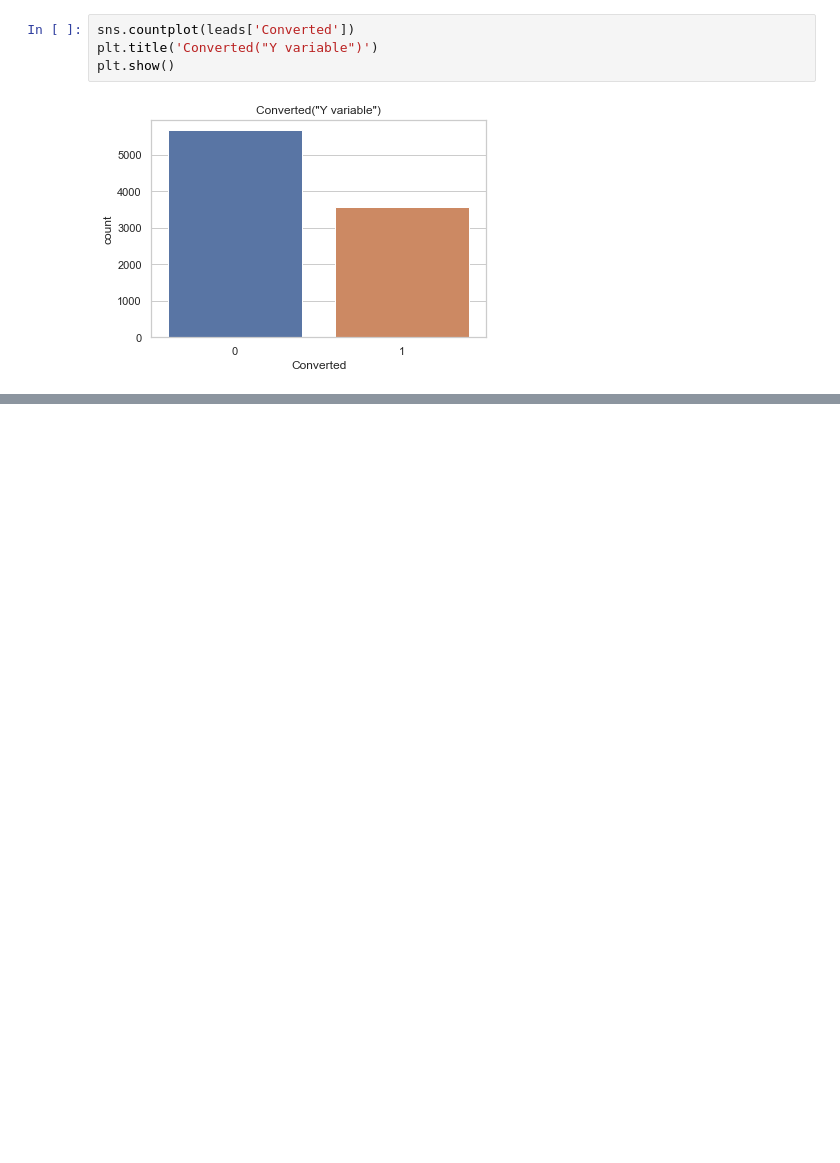
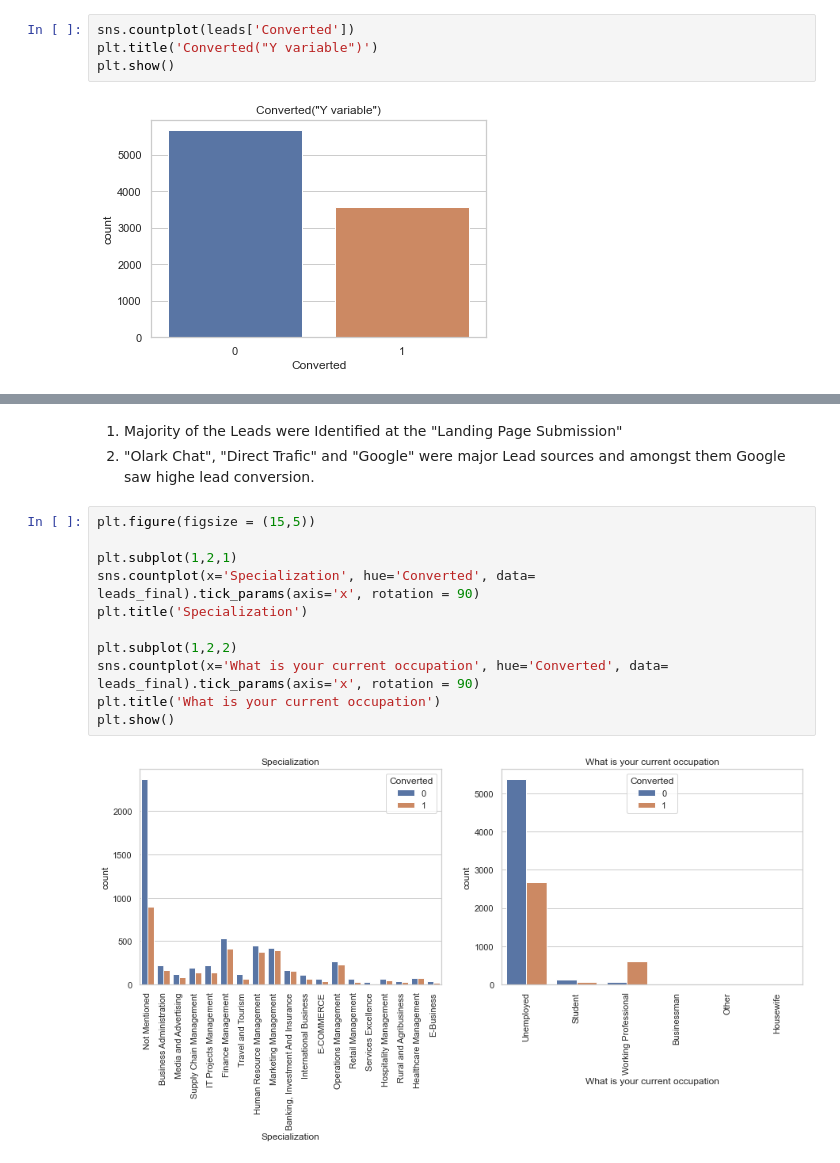
Before and after one commit to SatyugRaj/Lead_Scoring_Case_Study, a Jupyter notebook: LEAD_SCORING_CASE_STUDY.ipynb, the cells around one changed output, grey strips where cells are left out. Saved outputs shown, nothing was run; the diff lists cells and outputs as text; blank space fills up the shorter version.

```diff
--- a/LEAD_SCORING_CASE_STUDY.ipynb
+++ b/LEAD_SCORING_CASE_STUDY.ipynb
@@ -600,0 +617,16 @@ plt.show()
+# %% [markdown]
+1. Majority of the Leads were Identified at the "Landing Page Submission"
+2. "Olark Chat", "Direct Trafic" and "Google" were major Lead sources and amongst them Google saw highe lead conversion.
+# %%
+plt.figure(figsize = (15,5))
+
+plt.subplot(1,2,1)
+sns.countplot(x='Specialization', hue='Converted', data= leads_final).tick_params(axis='x', rotation = 90)
+plt.title('Specialization')
+
+plt.subplot(1,2,2)
+sns.countplot(x='What is your current occupation', hue='Converted', data= leads_final).tick_params(axis='x', rotation = 90)
+plt.title('What is your current occupation')
+plt.show()
+# %% [output]
+[figure, added]
```
Also changed, not shown: parts of 42 cells of this notebook.
